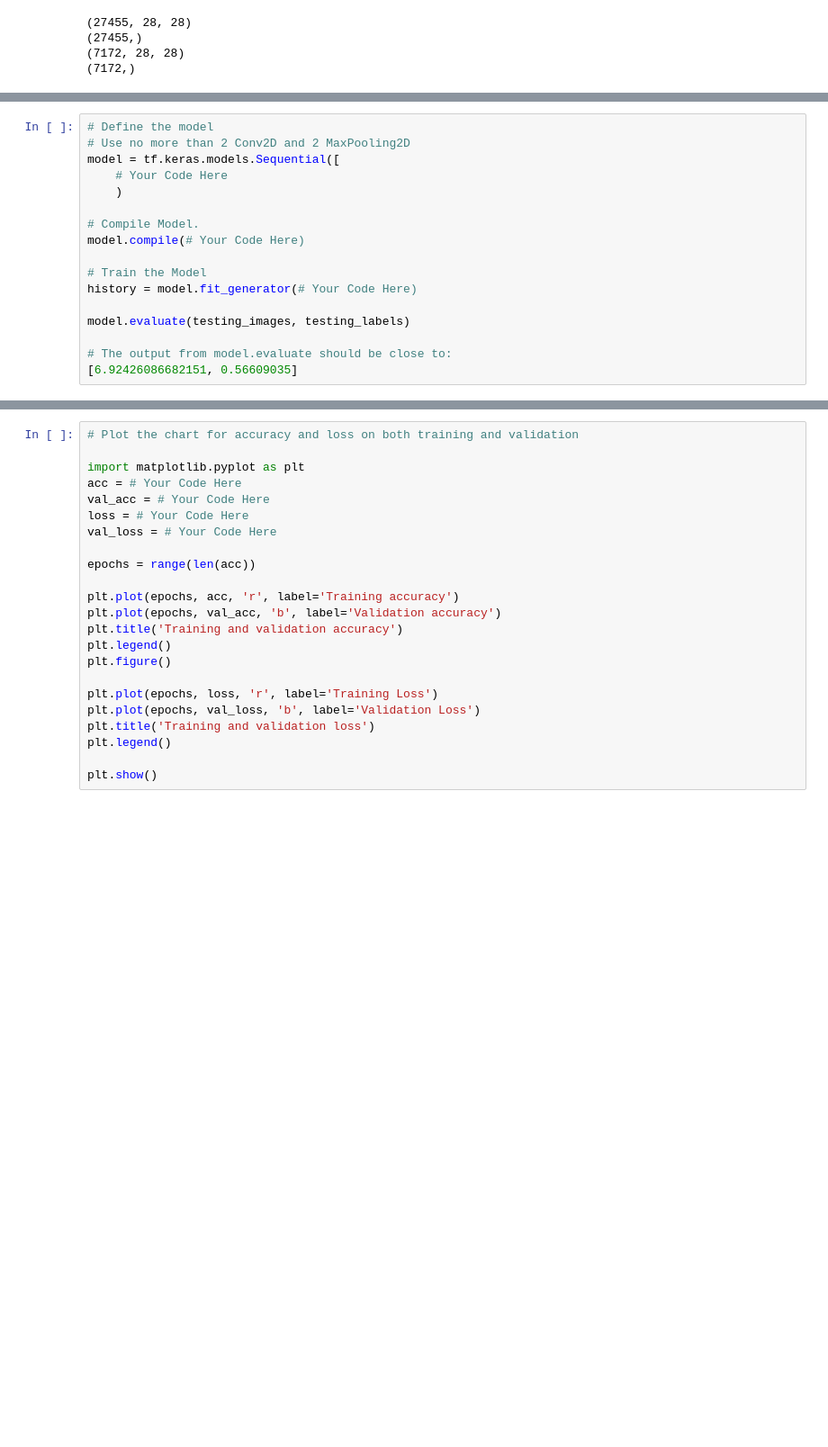
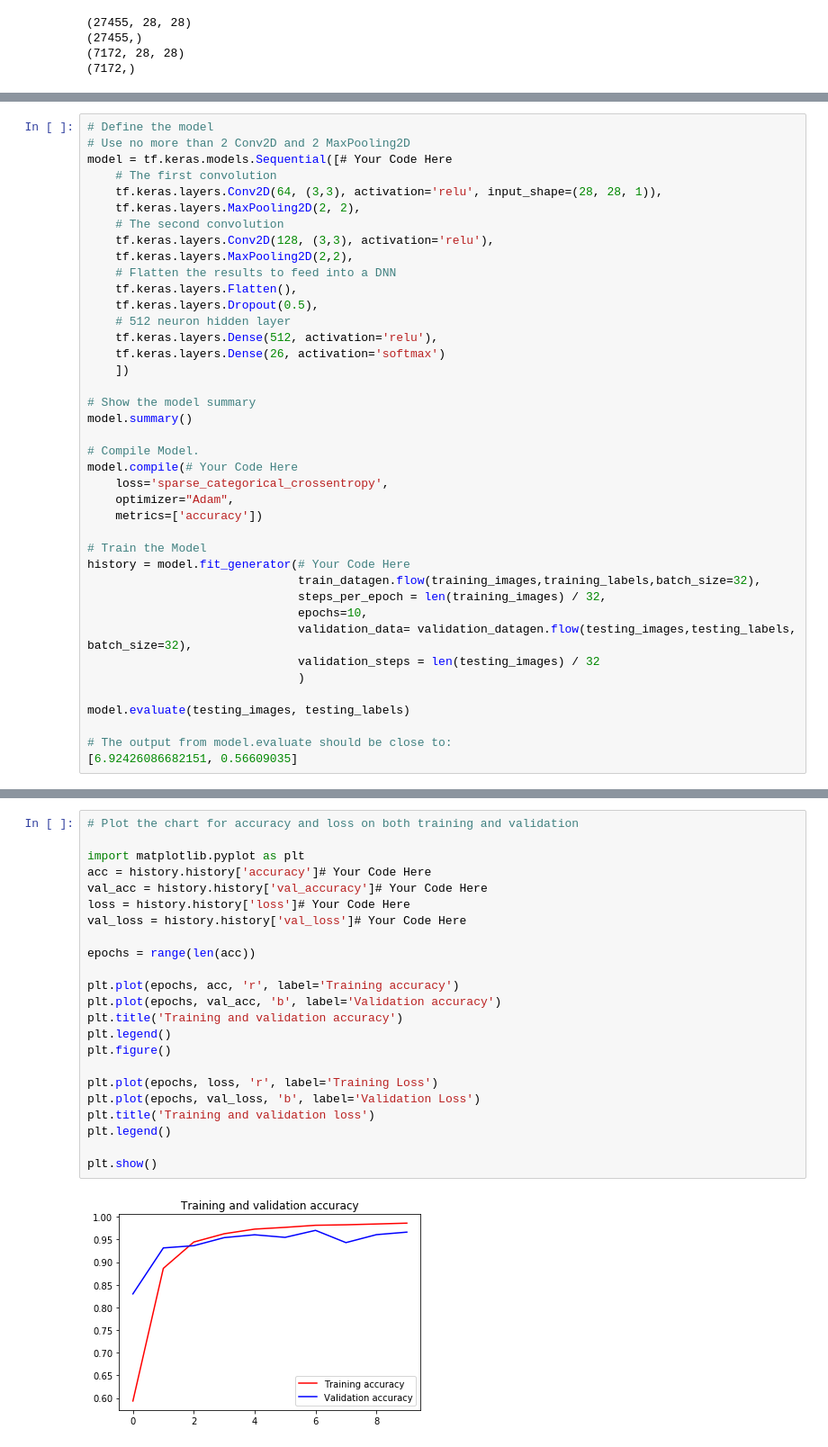
Before and after one commit to sergejhorvat/TensorFlow-in-Practice---Coursera, a Jupyter notebook: Convolutional Neural Networks in TensorFlow/Exercise_8_Question.ipynb, the cells around one changed output, grey strips where cells are left out. Shown at 90% size. Cells and saved outputs as stored; diff of their text form; blank space fills up the shorter version.

```diff
--- a/Convolutional Neural Networks in TensorFlow/Exercise_8_Question.ipynb
+++ b/Convolutional Neural Networks in TensorFlow/Exercise_8_Question.ipynb
@@ -177,15 +162,38 @@ print(training_images[1,:,:,:])
 # %%
 # Define the model
 # Use no more than 2 Conv2D and 2 MaxPooling2D
-model = tf.keras.models.Sequential([
-    # Your Code Here
-    )
+model = tf.keras.models.Sequential([# Your Code Here
+    # The first convolution
+    tf.keras.layers.Conv2D(64, (3,3), activation='relu', input_shape=(28, 28, 1)),
+    tf.keras.layers.MaxPooling2D(2, 2),
+    # The second convolution
+    tf.keras.layers.Conv2D(128, (3,3), activation='relu'),
+    tf.keras.layers.MaxPooling2D(2,2),
+    # Flatten the results to feed into a DNN
+    tf.keras.layers.Flatten(),
+    tf.keras.layers.Dropout(0.5),
+    # 512 neuron hidden layer
+    tf.keras.layers.Dense(512, activation='relu'),
+    tf.keras.layers.Dense(26, activation='softmax')
+    ])
+
+# Show the model summary
+model.summary()
 
 # Compile Model.
-model.compile(# Your Code Here)
+model.compile(# Your Code Here
+    loss='sparse_categorical_crossentropy',
+    optimizer="Adam",
+    metrics=['accuracy'])
 
 # Train the Model
-history = model.fit_generator(# Your Code Here)
+history = model.fit_generator(# Your Code Here
+                              train_datagen.flow(training_images,training_labels,batch_size=32),
+                              steps_per_epoch = len(training_images) / 32,
+                              epochs=10,
+                              validation_data= validation_datagen.flow(testing_images,testing_labels, batch_size=32),
+                              validation_steps = len(testing_images) / 32
+                              )
 
 model.evaluate(testing_images, testing_labels)
 
@@ -194,23 +221,25 @@ model.evaluate(testing_images, testing_labels)
 # %%
 # Plot the chart for accuracy and loss on both training and validation
 
 import matplotlib.pyplot as plt
-acc = # Your Code Here
-val_acc = # Your Code Here
-loss = # Your Code Here
-val_loss = # Your Code Here
+acc = history.history['accuracy']# Your Code Here
+val_acc = history.history['val_accuracy']# Your Code Here
+loss = history.history['loss']# Your Code Here
+val_loss = history.history['val_loss']# Your Code Here
 
 epochs = range(len(acc))
 
 plt.plot(epochs, acc, 'r', label='Training accuracy')
 plt.plot(epochs, val_acc, 'b', label='Validation accuracy')
 plt.title('Training and validation accuracy')
 plt.legend()
 plt.figure()
 
 plt.plot(epochs, loss, 'r', label='Training Loss')
 plt.plot(epochs, val_loss, 'b', label='Validation Loss')
 plt.title('Training and validation loss')
 plt.legend()
 
 plt.show()
+# %% [output]
+[figure, added]
```
Also changed, not shown: parts of 6 cells of this notebook.
